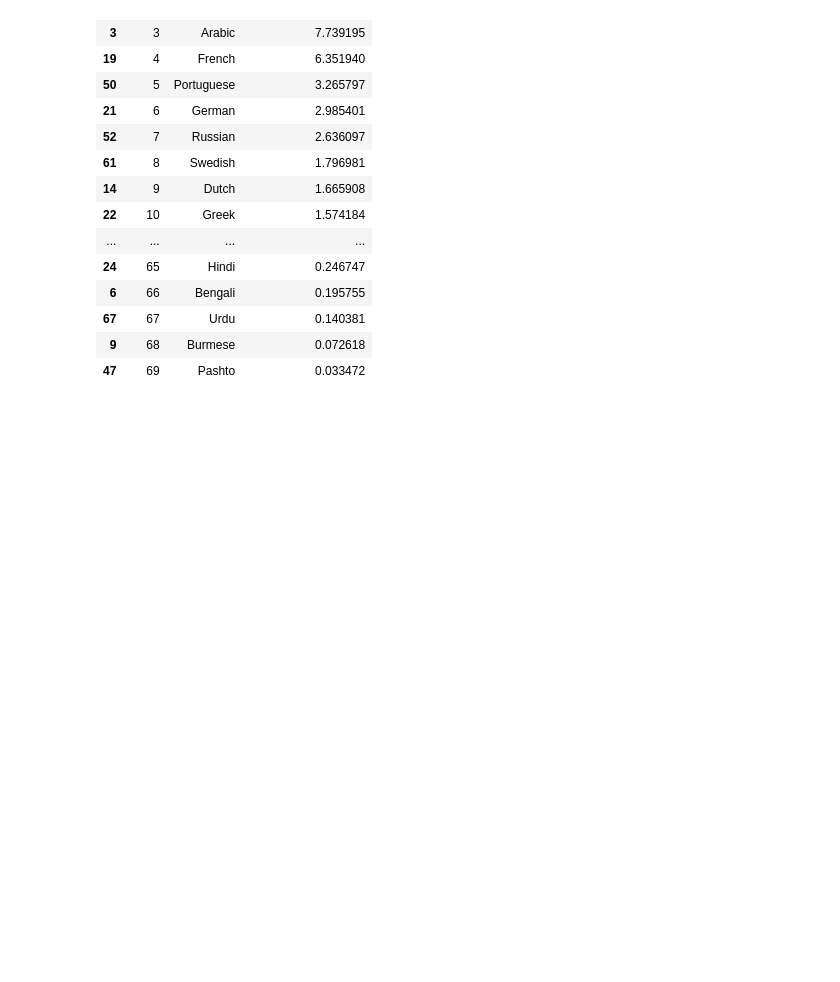
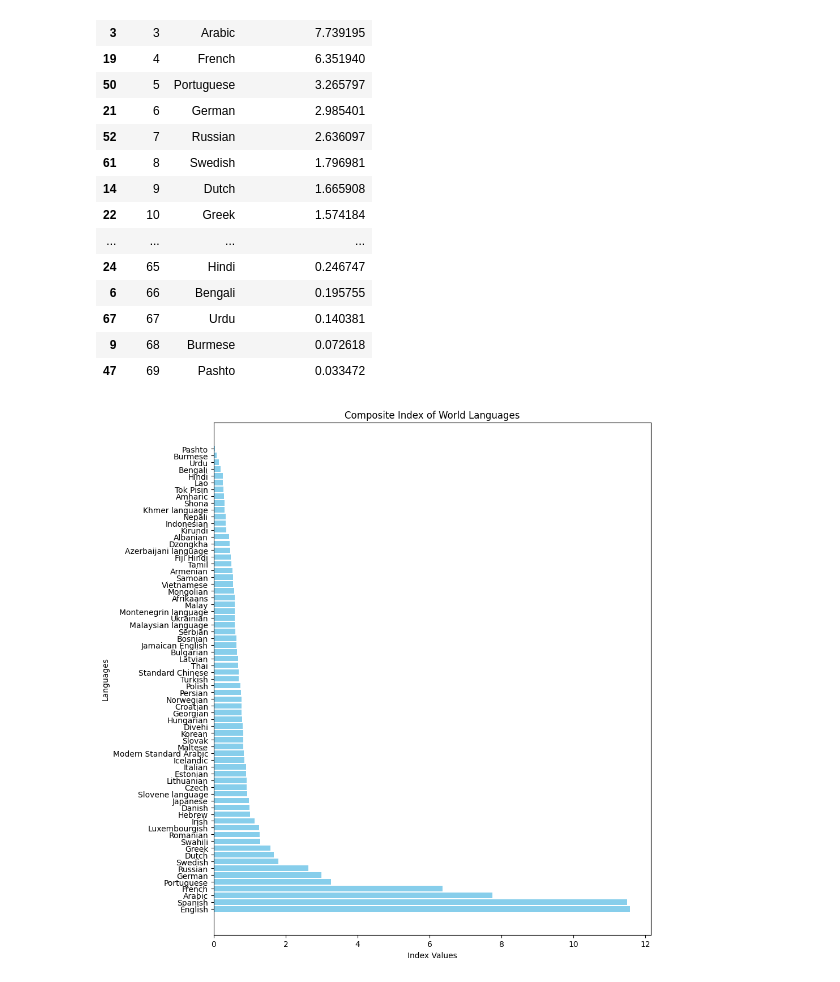
Before and after one commit to KacperWro/DataAnalysisCA, a Jupyter notebook: main.ipynb, the cells around one changed output. Cells and saved outputs as stored; diff of their text form; code cells hidden in the pictures; blank space fills up the shorter version.

Commit message:
Visualize composite indicator and sub indicators

```diff
--- a/main.ipynb
+++ b/main.ipynb
@@ -940,3 +953,14 @@ with pd.option_context('display.max_rows', None):
 | 67 | 67 | Urdu | 0.140381 |
 | 9 | 68 | Burmese | 0.072618 |
 | 47 | 69 | Pashto | 0.033472 |
+# %%
+
+plt.figure(figsize=(10, 10))
+plt.barh(language_df['Language'], language_df['Composite Indicator'], color='skyblue')
+plt.xlabel('Index Values')
+plt.ylabel('Languages')
+plt.title('Composite Index of World Languages')
+plt.tight_layout()
+plt.show()
+# %% [output]
+[figure, added]
```
Also changed, not shown: parts of 2 cells of this notebook.
